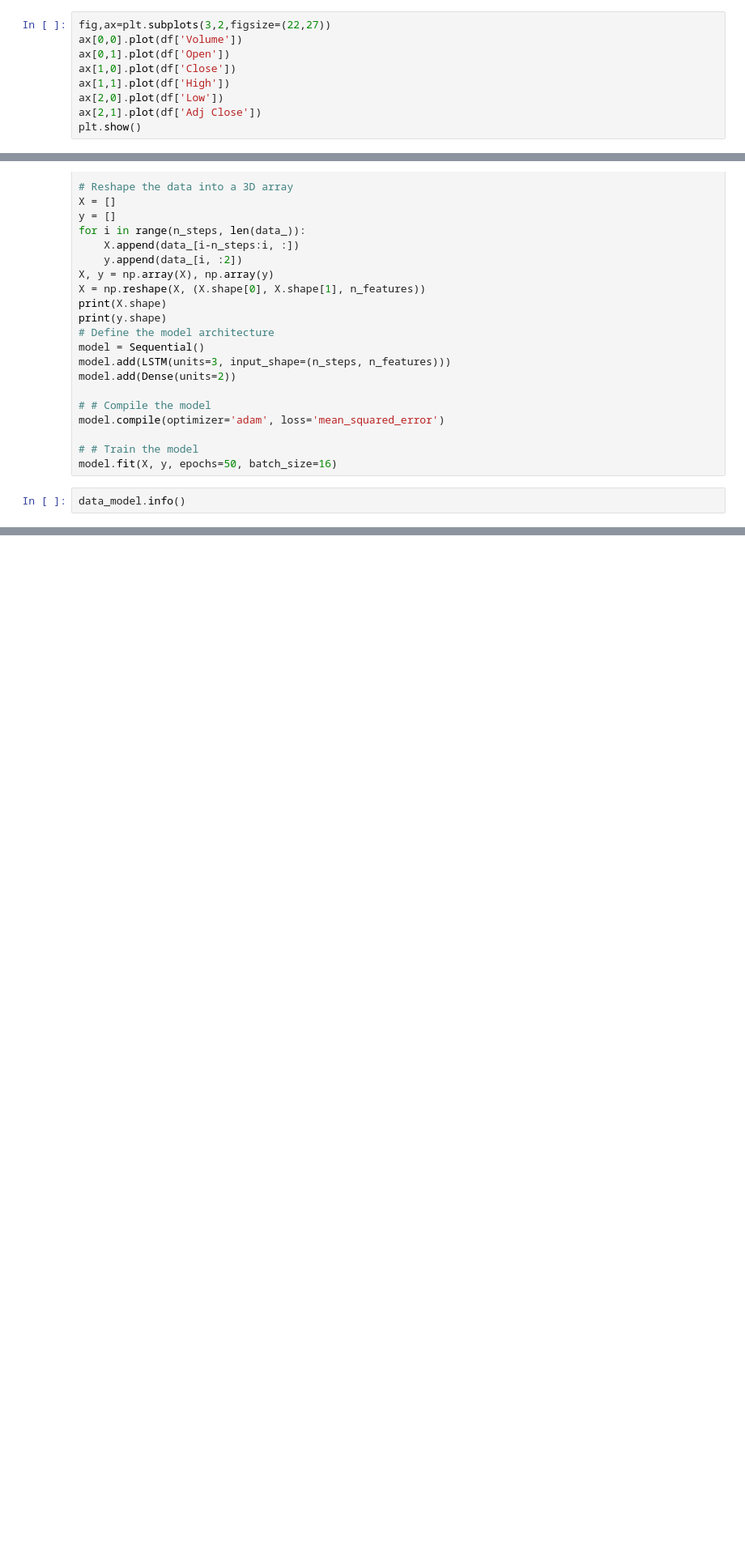
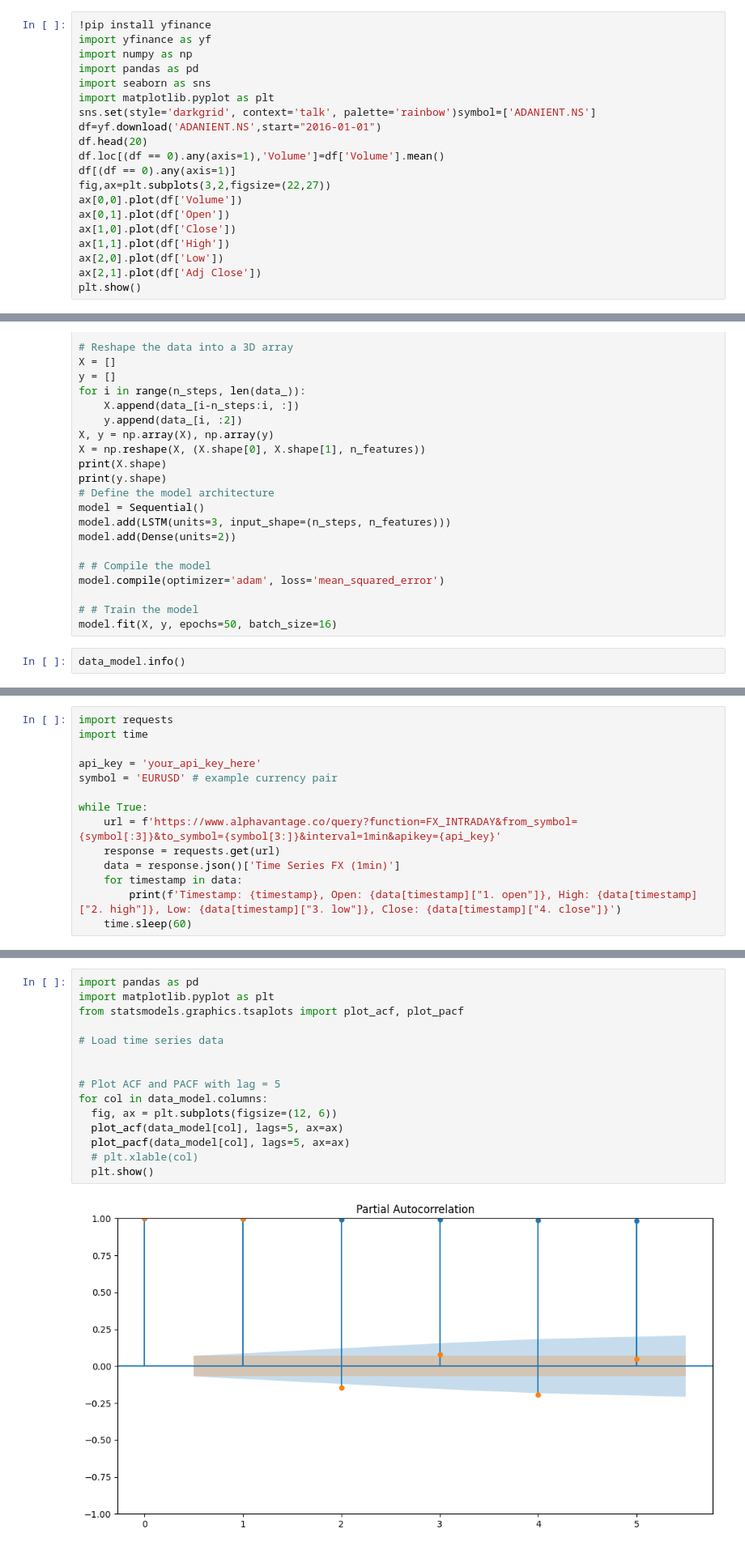
Before and after one commit to U-11-Agar/timeseries-analysis, a Jupyter notebook: lstm_andanient.ipynb, the cells around one changed output, grey strips where cells are left out. Shown at 81% size. Saved outputs shown, nothing was run; the diff lists cells and outputs as text; blank space fills up the shorter version.

```diff
--- a/lstm_andanient.ipynb
+++ b/lstm_andanient.ipynb
@@ -97,6 +139,17 @@ df
 | 2023-04-03 | 1750.449951 | 1754.949951 | 1695.500000 | 1717.449951 | 1717.449951 | 3445796.0 |
 1793 rows × 6 columns
 # %%
+!pip install yfinance
+import yfinance as yf
+import numpy as np
+import pandas as pd
+import seaborn as sns
+import matplotlib.pyplot as plt
+sns.set(style='darkgrid', context='talk', palette='rainbow')symbol=['ADANIENT.NS']
+df=yf.download('ADANIENT.NS',start="2016-01-01")
+df.head(20)
+df.loc[(df == 0).any(axis=1),'Volume']=df['Volume'].mean()
+df[(df == 0).any(axis=1)]
 fig,ax=plt.subplots(3,2,figsize=(22,27))
 ax[0,0].plot(df['Volume'])
 ax[0,1].plot(df['Open'])
@@ -438,0 +552,14 @@ data_model.info()
+# %%
+import requests
+import time
+
+api_key = 'your_api_key_here'
+symbol = 'EURUSD' # example currency pair
+
+while True:
+    url = f'https://www.alphavantage.co/query?function=FX_INTRADAY&from_symbol={symbol[:3]}&to_symbol={symbol[3:]}&interval=1min&apikey={api_key}'
+    response = requests.get(url)
+    data = response.json()['Time Series FX (1min)']
+    for timestamp in data:
+        print(f'Timestamp: {timestamp}, Open: {data[timestamp]["1. open"]}, High: {data[timestamp]["2. high"]}, Low: {data[timestamp]["3. low"]}, Close: {data[timestamp]["4. close"]}')
+    time.sleep(60)
@@ -438,0 +960,17 @@ data_model.info()
+# %%
+import pandas as pd
+import matplotlib.pyplot as plt
+from statsmodels.graphics.tsaplots import plot_acf, plot_pacf
+
+# Load time series data
+
+
+# Plot ACF and PACF with lag = 5
+for col in data_model.columns:
+  fig, ax = plt.subplots(figsize=(12, 6))
+  plot_acf(data_model[col], lags=5, ax=ax)
+  plot_pacf(data_model[col], lags=5, ax=ax)
+  # plt.xlable(col)
+  plt.show()
+# %% [output]
+[figure, added]
```
Also changed, not shown: parts of 33 cells of this notebook.
